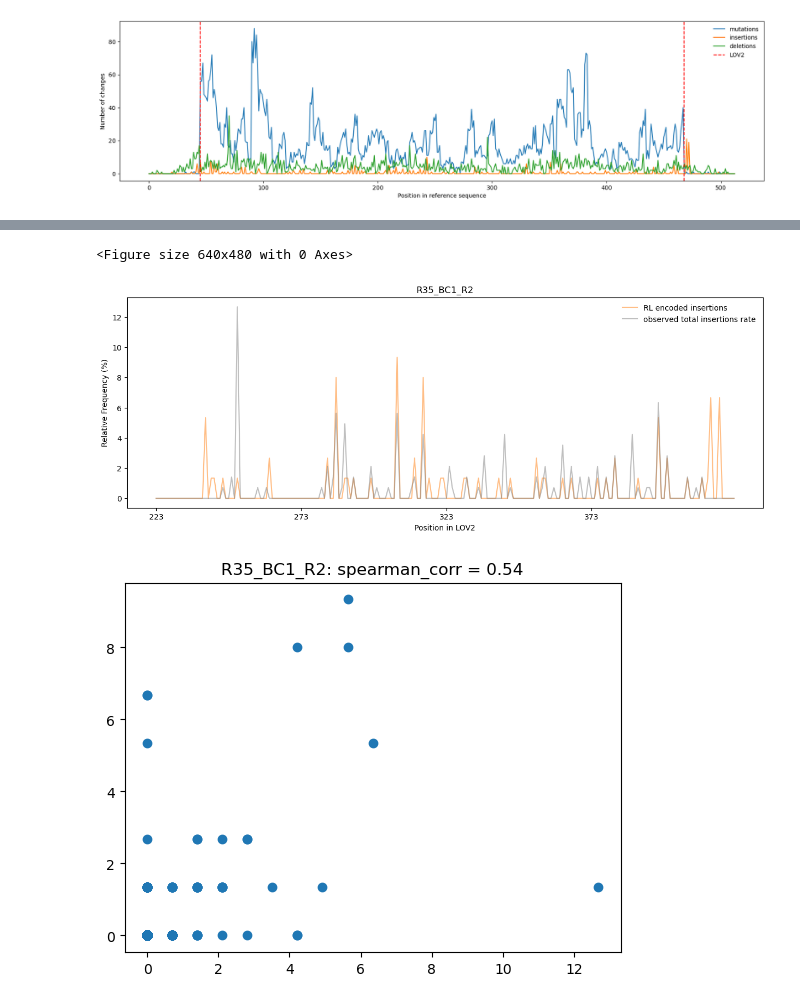
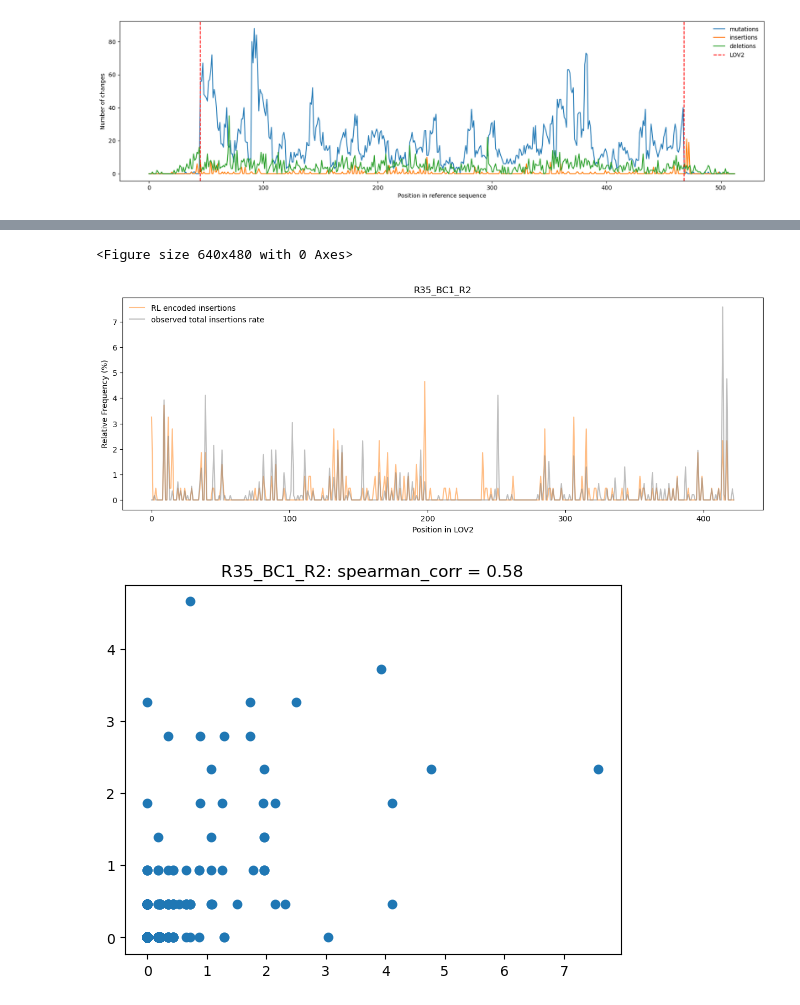
Before and after one commit to AliceHovsepyan/pogo_pance_draft, a Jupyter notebook: RL_characterization.ipynb, the cells around one changed output, grey strips where cells are left out. Drawn from its saved outputs; the diff is of its cells as text; code cells hidden in the pictures.

```diff
--- a/RL_characterization.ipynb
+++ b/RL_characterization.ipynb
@@ -346,32 +462,30 @@ plot_mutation_enrichment(enrichment_relative, ref_seq=annot_ref, samplename=f"{v
-# %%
-indels_freq = indels_freq.iloc[:,:200] if read_dir == "R1" else indels_freq.iloc[:,-200:]
 # %%
 insertions_freq_prop = list(indels_freq.loc["insertion"]/np.sum(indels_freq.loc["insertion"])*100)
-RL_insertion_roi = RL_encoded_insertions[LOV2_start_idx:LOV2_start_idx+len(insertions_freq_prop)] if read_dir=="R1" else RL_encoded_insertions[LOV2_end_idx- len(insertions_freq_prop) :LOV2_end_idx]
+RL_insertion_roi = RL_encoded_insertions[LOV2_start_idx:LOV2_start_idx+len(insertions_freq_prop)]
 RL_insertion_roi = RL_insertion_roi/np.sum(RL_insertion_roi)*100
 
 fig, ax = plt.subplots(figsize=(15, 5))
 plt.xlabel("Position in LOV2")
 plt.ylabel("Relative Frequency (%)")
 plt.plot(RL_insertion_roi, label="RL encoded insertions", alpha=0.5, c = "tab:orange")
 plt.plot(insertions_freq_prop, label = "observed total insertions rate", alpha = 0.5, c = "grey")
-if read_dir == "R2":
-    plt.xticks(np.arange(0, len(insertions_freq_prop), 50), np.arange(len(LOV2_gene)- len(insertions_freq_prop),len(LOV2_gene), 50))
-else:
-    plt.xticks(np.arange(0, 250, 50), np.arange(0,250, 50))
+# if read_dir == "R2":
+#     plt.xticks(np.arange(0, len(insertions_freq_prop), 50), np.arange(len(LOV2_gene)- len(insertions_freq_prop),len(LOV2_gene), 50))
+# else:
+#     plt.xticks(np.arange(0, 250, 50), np.arange(0,250, 50))
 plt.legend(frameon=False)
 plt.title(f"{variant}_{Bc}_{read_dir}")
 plt.savefig(f"{FigFolder}/{Bc}_{read_dir}_RL_encoded_vs_observed_insertions.pdf")
 plt.show()
 plt.clf()
 
 plt.scatter(insertions_freq_prop, RL_insertion_roi)
 plt.title(f"{variant}_{Bc}_{read_dir}: spearman_corr = {round(scipy.stats.spearmanr(insertions_freq_prop, RL_insertion_roi)[0],2)}")
 plt.savefig(f"{FigFolder}/{Bc}_{read_dir}_RL_encoded_vs_observed_insertions_corr.pdf")
 plt.show()
 # %% [output]
 <Figure size 640x480 with 0 Axes>
-[figure, old version]
+[figure, new version]
-[figure, old version]
+[figure, new version]
 # %%
 deletions_freq_prop = list(indels_freq.loc["deletion"]/np.sum(indels_freq.loc["deletion"])*100)
```
Also changed, not shown: parts of 22 cells of this notebook, 6 other files.
